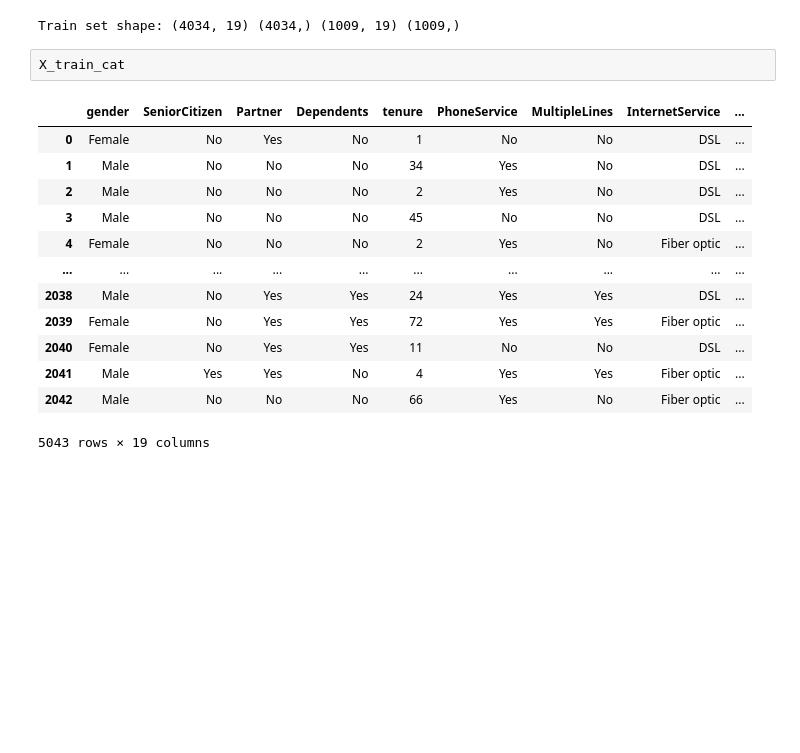
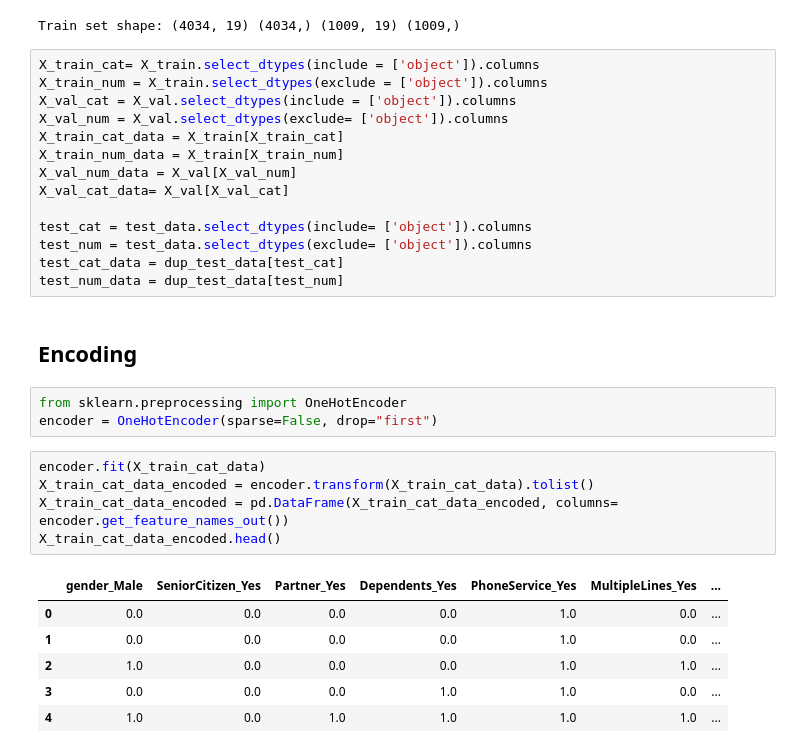
Before and after one commit to BrianBassey37/Project_Portfolio, a Jupyter notebook: Telco_churn/Telco_churn_notebook.ipynb, the cells around one changed output. Drawn from its saved outputs; the diff is of its cells as text; blank space fills up the shorter version.

```diff
--- a/Telco_churn/Telco_churn_notebook.ipynb
+++ b/Telco_churn/Telco_churn_notebook.ipynb
@@ -850,19 +850,34 @@ X_train, X_val, y_train, y_val = train_test_split(X, y, test_size=0.2, random_st
 print("Train set shape:", X_train.shape, y_train.shape, X_val.shape, y_val.shape)
 # %% [output]
 Train set shape: (4034, 19) (4034,) (1009, 19) (1009,)
-# %%
-X_train_cat
-# %% [output]
-|  | gender | SeniorCitizen | Partner | Dependents | tenure | PhoneService | MultipleLines | InternetService | ... |
-| 0 | Female | No | Yes | No | 1 | No | No | DSL | ... |
-| 1 | Male | No | No | No | 34 | Yes | No | DSL | ... |
-| 2 | Male | No | No | No | 2 | Yes | No | DSL | ... |
-| 3 | Male | No | No | No | 45 | No | No | DSL | ... |
-| 4 | Female | No | No | No | 2 | Yes | No | Fiber optic | ... |
-| ... | ... | ... | ... | ... | ... | ... | ... | ... | ... |
-| 2038 | Male | No | Yes | Yes | 24 | Yes | Yes | DSL | ... |
-| 2039 | Female | No | Yes | Yes | 72 | Yes | Yes | Fiber optic | ... |
-| 2040 | Female | No | Yes | Yes | 11 | No | No | DSL | ... |
-| 2041 | Male | Yes | Yes | No | 4 | Yes | Yes | Fiber optic | ... |
-| 2042 | Male | No | No | No | 66 | Yes | No | Fiber optic | ... |
-5043 rows × 19 columns
+# %%
+X_train_cat= X_train.select_dtypes(include = ['object']).columns
+X_train_num = X_train.select_dtypes(exclude = ['object']).columns
+X_val_cat = X_val.select_dtypes(include = ['object']).columns
+X_val_num = X_val.select_dtypes(exclude= ['object']).columns
+X_train_cat_data = X_train[X_train_cat]
+X_train_num_data = X_train[X_train_num]
+X_val_num_data = X_val[X_val_num]
+X_val_cat_data= X_val[X_val_cat]
+
+test_cat = test_data.select_dtypes(include= ['object']).columns
+test_num = test_data.select_dtypes(exclude= ['object']).columns
+test_cat_data = dup_test_data[test_cat]
+test_num_data = dup_test_data[test_num]
+# %% [markdown]
+## Encoding
+# %%
+from sklearn.preprocessing import OneHotEncoder
+encoder = OneHotEncoder(sparse=False, drop="first")
+# %%
+encoder.fit(X_train_cat_data)
+X_train_cat_data_encoded = encoder.transform(X_train_cat_data).tolist()
+X_train_cat_data_encoded = pd.DataFrame(X_train_cat_data_encoded, columns= encoder.get_feature_names_out())
+X_train_cat_data_encoded.head()
+# %% [output]
+|  | gender_Male | SeniorCitizen_Yes | Partner_Yes | Dependents_Yes | PhoneService_Yes | MultipleLines_Yes | ... |
+| 0 | 0.0 | 0.0 | 0.0 | 0.0 | 1.0 | 0.0 | ... |
+| 1 | 0.0 | 0.0 | 0.0 | 0.0 | 1.0 | 0.0 | ... |
+| 2 | 1.0 | 0.0 | 0.0 | 0.0 | 1.0 | 1.0 | ... |
+| 3 | 0.0 | 0.0 | 0.0 | 1.0 | 1.0 | 0.0 | ... |
+| 4 | 1.0 | 0.0 | 1.0 | 1.0 | 1.0 | 1.0 | ... |
```
Also changed, not shown: parts of 3 cells of this notebook.
